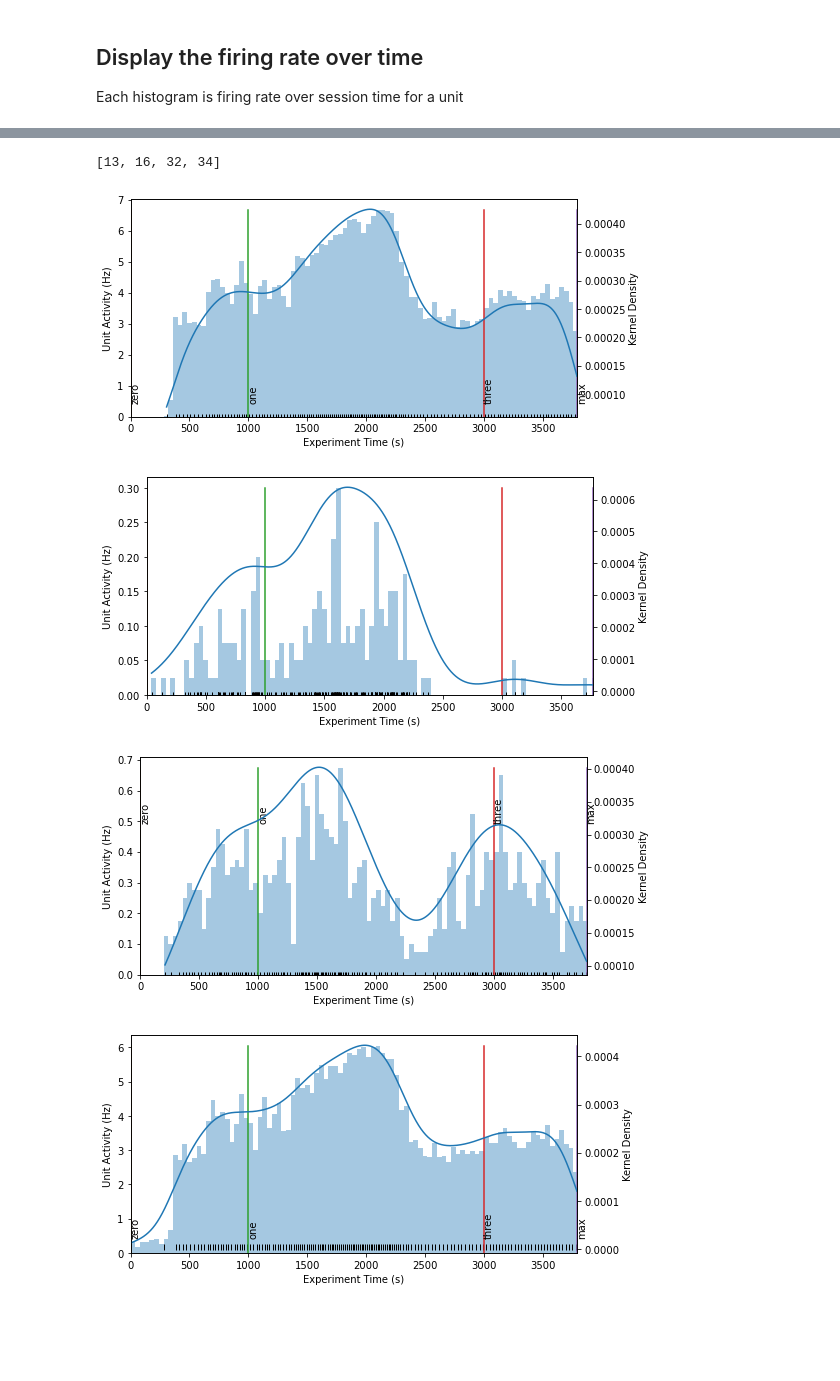
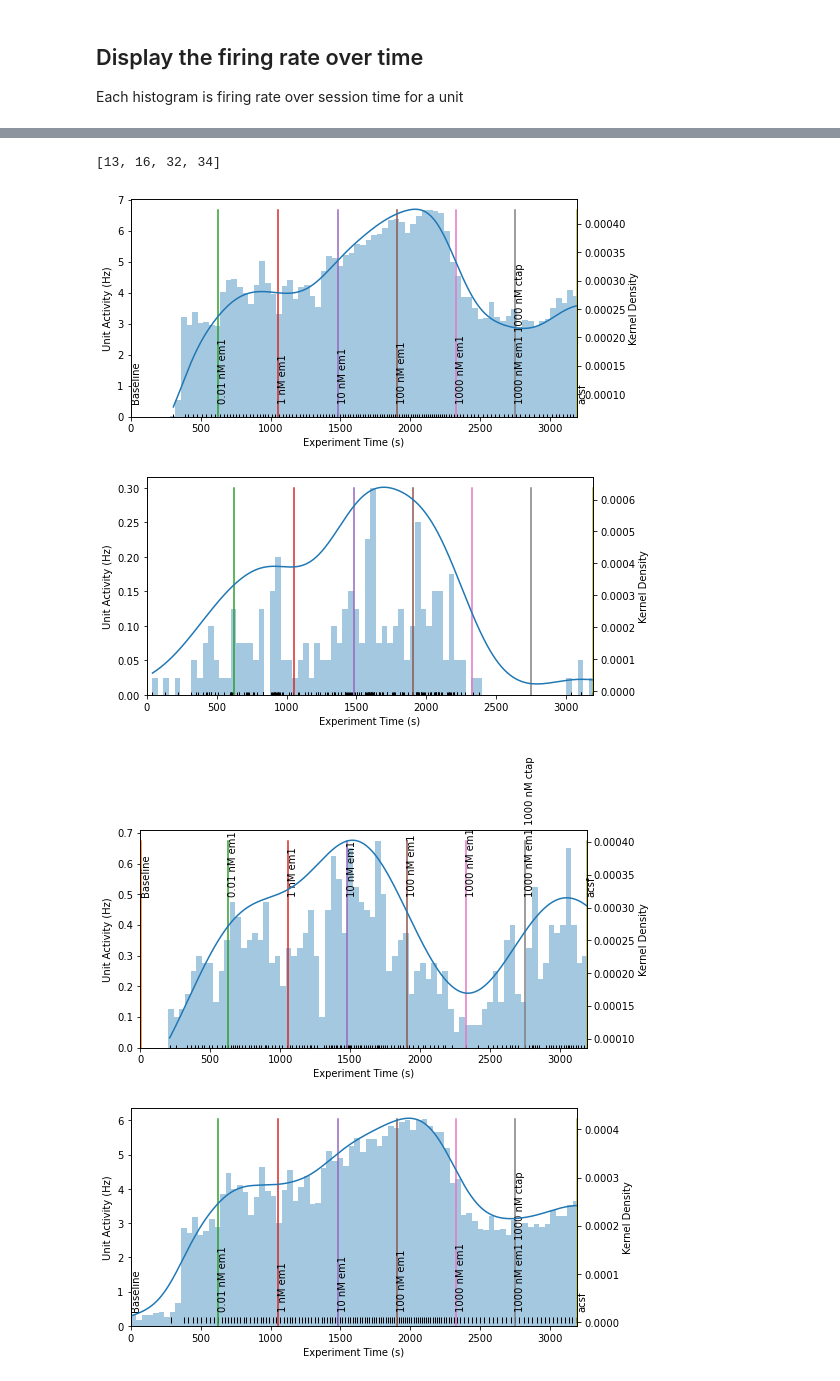
Before and after one commit to eb-margolis-neuroscience-lab/meap, a Jupyter notebook: notebooks/compare_phy_nwb.ipynb, the cells around one changed output, grey strips where cells are left out. Drawn from its saved outputs; the diff is of its cells as text; code cells hidden in the pictures; blank space fills up the shorter version.

Commit message:
Add test data and PHY conversion example notebook

```diff
--- a/notebooks/compare_phy_nwb.ipynb
+++ b/notebooks/compare_phy_nwb.ipynb
@@ -37,12 +29,13 @@ Usage in command line: type 'python phy_2_nwb.py <phy_data_directory>'
 # %%
-# provide PHY data directory
-phy_dir = '/Users/walter/Desktop/EM1_VTA_PHY_for_conversion/20211109_15h09m07s.modat.GUI'
-med64_bin_path = '/Users/walter/Data/latest_modat/20211105_15h48m31s.modat.bin'
+# example data file path
+phy_dir = get_example_data_path('20211109_15h09m07s/modat.GUI')
 
-print(f'PHY data directory name is \n\t{phy_dir}')
-print(f'Raw modat data filename is \n\t{med64_bin_path}')
+# temp data output files
+temp_dir = get_test_data_path()
+clust_chan_filepath = os.path.join(temp_dir, 'unit_electrode.tsv')
+spiketime_clust_filepath = os.path.join(temp_dir, 'units_ts.tsv')
 
-# output files
-clust_chan_filepath = "/Users/walter/Desktop/phy2nwb_output/unit_chan.tsv"
-spiketime_clust_filepath = "/Users/walter/Desktop/phy2nwb_output/spike_ts_unit.tsv"
+print(f'Read PHY data path \n\t{phy_dir}')
+print(f'Write unit_chan data path \n\t{clust_chan_filepath}')
+print(f'Write spike_ts_unit data path \n\t{spiketime_clust_filepath}')
 # %% [output]
@@ -80,3 +98,8 @@ print(clust_ids_new[:10])
 # %% [markdown]
 ## Display the firing rate over time
 Each histogram is firing rate over session time for a unit
+# %%
+treatments_filepath = get_example_data_path('20211109_15h09m07s/treatments.csv')
+
+print(f'Read PHY data path \n\t{treatments_filepath}')
+tx_times = read_tx_file(treatments_filepath)
@@ -83,17 +109,17 @@ Each histogram is firing rate over session time for a unit
 # %%
 bin_sec = 40
 clusts = [clust for clust, chan in clust_chan_new]
 print(clusts)
 
 for i in clusts:
     clust_index = np.where(clust_ids_new == i)
     spike_times = spiketimes_new[clust_index]
 
-    tx_times = {'zero': 0, 'one':1000, 'three':3000, 'max':max(spike_times)}
+    # tx_times = {'zero': 0, 'one':1000, 'three':3000, 'max':max(spike_times)}
     me.plot_expt_histo(spike_times, tx_times, bin_sec)
 # %% [output]
 [13, 16, 32, 34]
-[figure, old version]
+[figure, new version]
-[figure, old version]
+[figure, new version]
-[figure, old version]
+[figure, new version]
-[figure, old version]
+[figure, new version]
```
Also changed, not shown: parts of 15 cells of this notebook, 9 other files.
